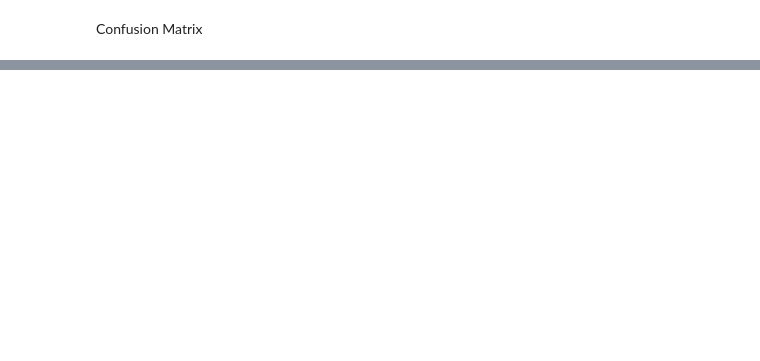
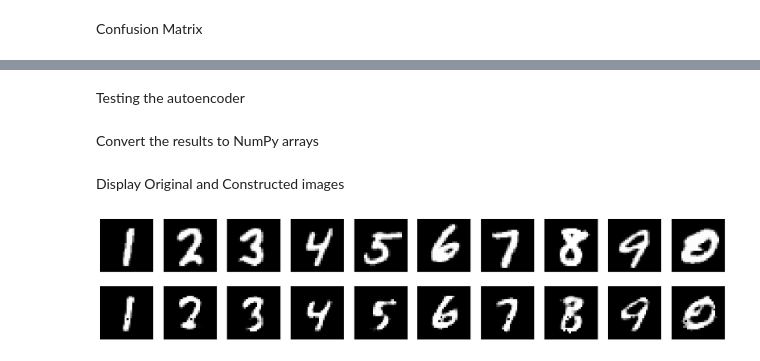
Before and after one commit to ChristianHasbani/TD_Systemes_Intelligents_Avances, a Jupyter notebook: TD1.ipynb, the cells around one changed output, grey strips where cells are left out. Saved outputs shown, nothing was run; the diff lists cells and outputs as text; code cells hidden in the pictures; blank space fills up the shorter version.

```diff
--- a/TD1.ipynb
+++ b/TD1.ipynb
@@ -366,0 +347,3 @@ class AE(nn.Module):
+# %%
+train_loader = DataLoader(dataset=train_set, batch_size=256, shuffle=True)
+test_loader = DataLoader(dataset=test_set, batch_size=256, shuffle=False)
@@ -438,0 +359,12 @@ train_autoencoder(autoencoder,optimizer,writer,n_epochs)
+# %%
+num_epochs = 40
+for epoch in range(num_epochs):
+    for data in train_loader:
+        img, _ = data
+        img = img.view(img.size(0), -1)
+        optimizer.zero_grad()
+        outputs = autoencoder(img)
+        loss = criterion(outputs, img)
+        loss.backward()
+        optimizer.step()
+    print(f'Epoch [{epoch+1}/{num_epochs}], Loss: {loss.item():.4f}')
@@ -438,0 +389,38 @@ train_autoencoder(autoencoder,optimizer,writer,n_epochs)
+# %% [markdown]
+Testing the autoencoder
+# %%
+with torch.no_grad():
+    for data in test_loader:
+        img, _ = data
+        img = img.view(img.size(0), -1)
+        encoded_imgs = autoencoder.encoder(img)
+        decoded_imgs = autoencoder.decoder(encoded_imgs)
+# %% [markdown]
+Convert the results to NumPy arrays
+# %%
+encoded_imgs = encoded_imgs.numpy()
+decoded_imgs = decoded_imgs.numpy()
+# %% [markdown]
+Display Original and Constructed images
+# %%
+n = 10  # Number of images to display
+plt.figure(figsize=(20, 4))
+
+for i in range(n):
+    # Original Images
+    ax = plt.subplot(2, n, i + 1)
+    plt.imshow(img[i].reshape(28, 28))
+    plt.gray()
+    ax.get_xaxis().set_visible(False)
+    ax.get_yaxis().set_visible(False)
+
+    # Reconstructed Images
+    ax = plt.subplot(2, n, i + 1 + n)
+    plt.imshow(decoded_imgs[i].reshape(28, 28))
+    plt.gray()
+    ax.get_xaxis().set_visible(False)
+    ax.get_yaxis().set_visible(False)
+
+plt.show()
+# %% [output]
+[figure, added]
```
Also changed, not shown: parts of 28 cells of this notebook, 21 other files.
